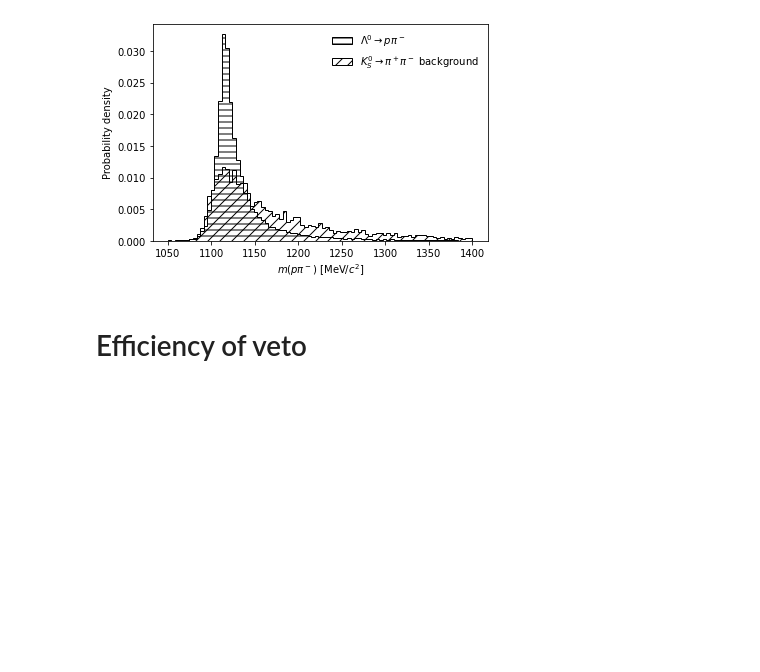
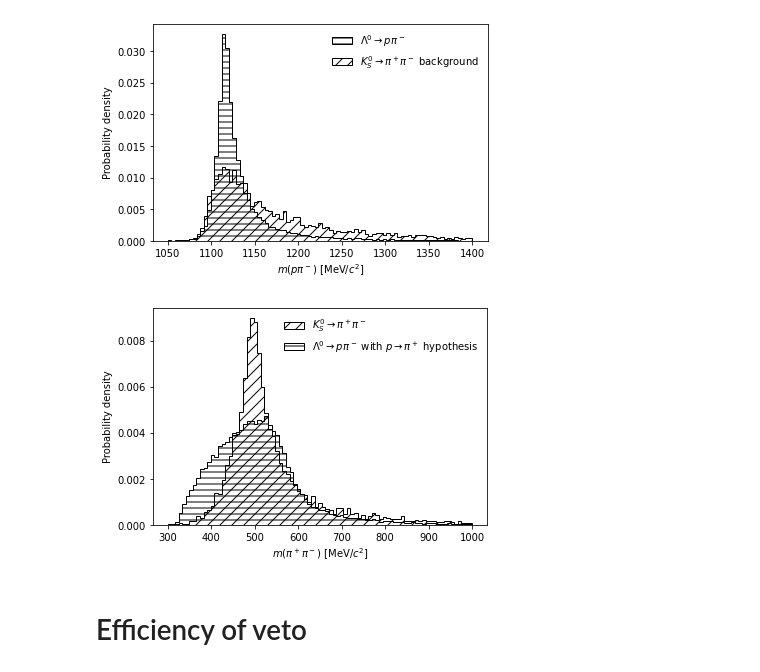
Before and after one commit to alatios/lb2jpsil_physical-background-studies, a Jupyter notebook: 01_veto_optimization.ipynb, the cells around one changed output. Drawn from its saved outputs; the diff is of its cells as text; code cells hidden in the pictures; blank space fills up the shorter version.

```diff
--- a/01_veto_optimization.ipynb
+++ b/01_veto_optimization.ipynb
@@ -160,6 +196,42 @@ if save_plots:
 plt.show()
 # %% [output]
 [figure]
+# %%
+filename = 'phys_bkg_ks_comparison'
+
+hist_params = {
+    'density': True,
+    'bins': 85,
+    'edgecolor': 'black',
+    'histtype': 'stepfilled',
+    'range': (300,1000)
+}
+
+lambda_params = {
+    'hatch': '--',
+    'facecolor': 'none',
+    'label': r'$\Lambda^0 \rightarrow p\pi^-$ with $p \rightarrow \pi^+$ hypothesis'
+}
+
+b_params = {
+    'hatch': '//',
+    'facecolor': 'none',
+    'label': r'$K^0_S \rightarrow \pi^+\pi^-$'
+}
+
+plt.hist(df_b['DTF_FixJPsi_KS0_M'], **hist_params, **b_params)
+plt.hist(df_lambdab['DTF_FixJPsi_PIDSubs_L_M'], **hist_params, **lambda_params)
+
+plt.legend(frameon=False)
+plt.ylabel("Probability density")
+plt.xlabel("$m(\pi^+\pi^-)$ [MeV/$c^2$]")
+
+if save_plots:
+    plt.savefig(plot_directory + filename + '.pdf', bbox_inches='tight')
+
+plt.show()
+# %% [output]
+[figure, added]
 # %% [markdown]
 # Efficiency of veto
 # %%
```
Also changed, not shown: parts of 1 cell of this notebook.
